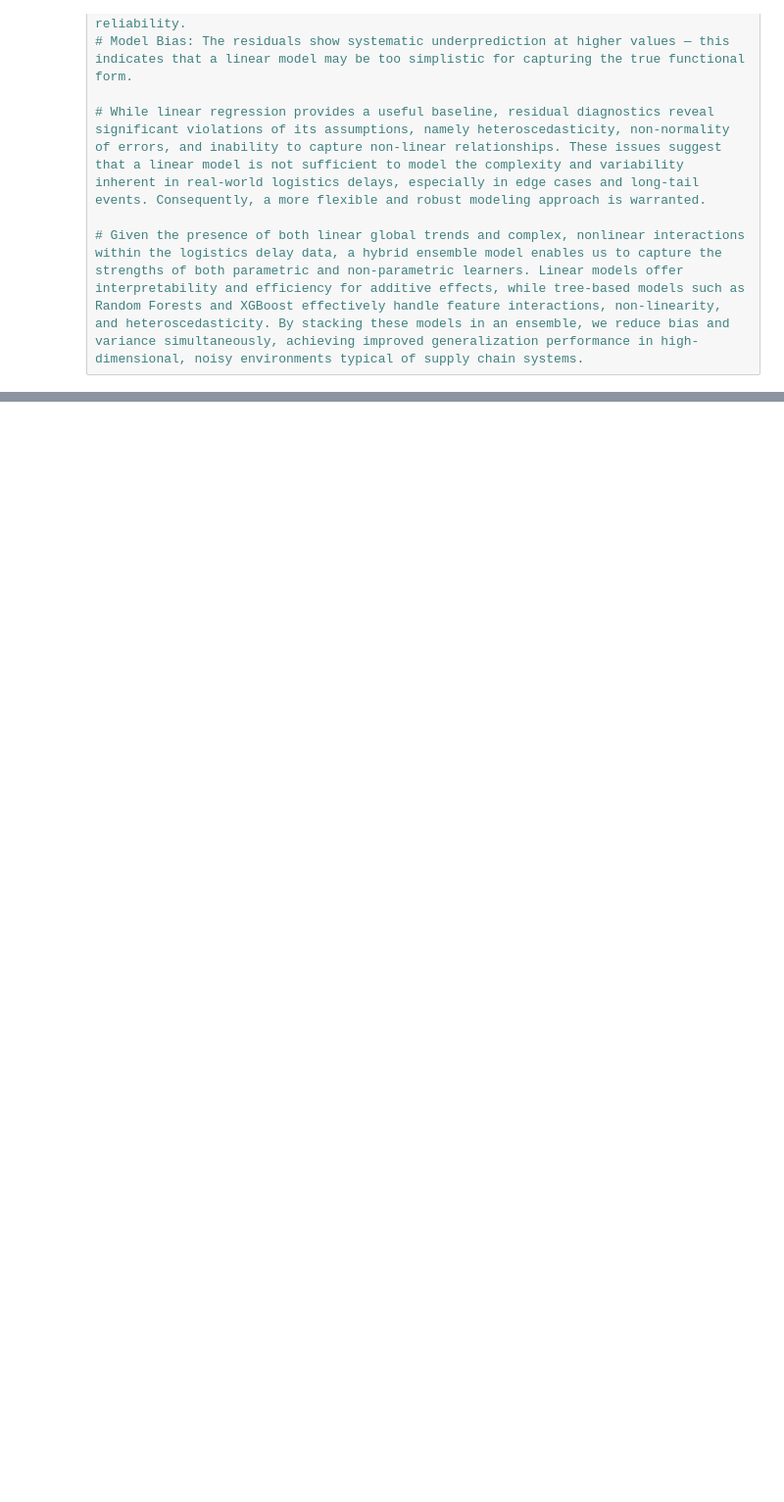
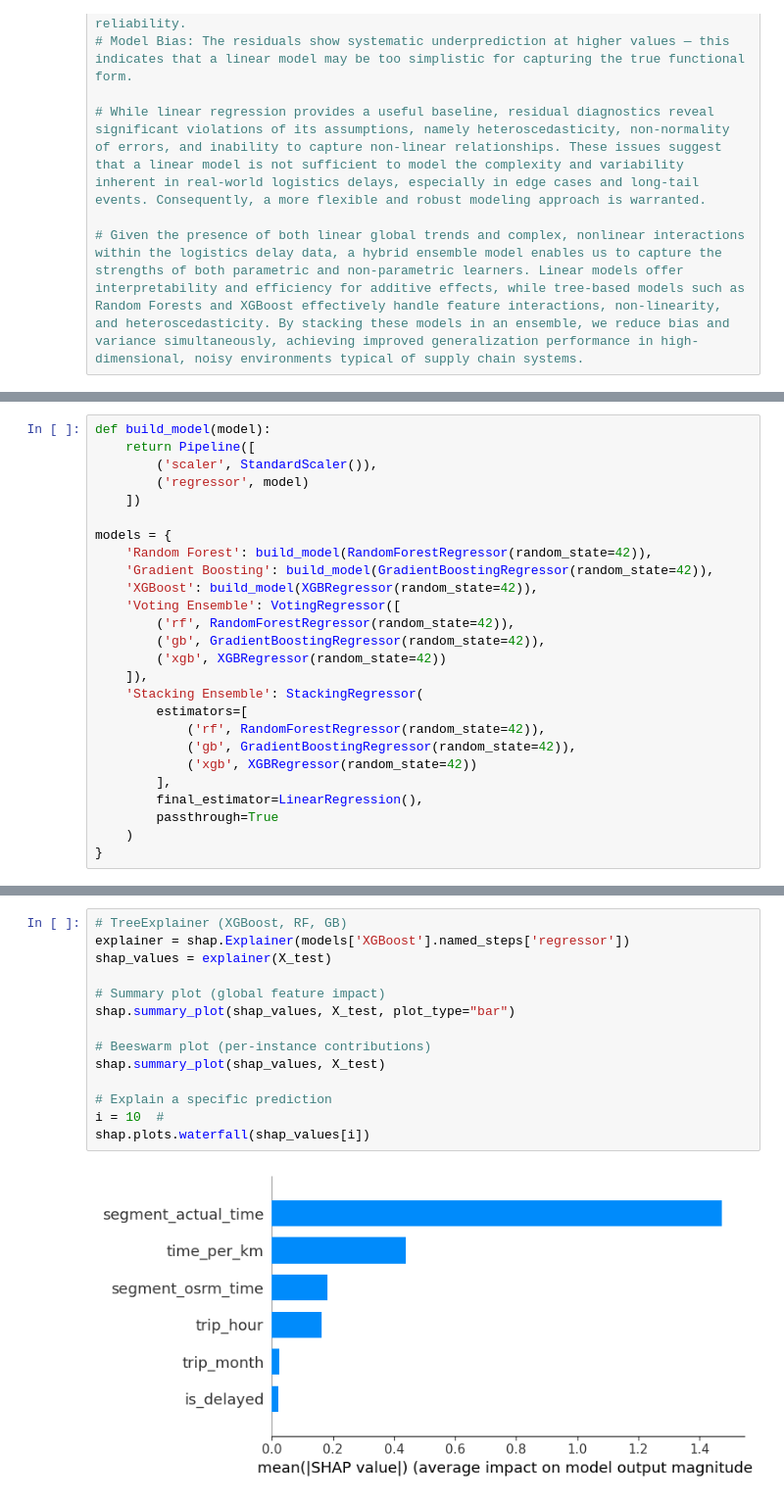
Before and after one commit to joeyroberts0305-zsmy/Trucking-Efficiency-Prediction, a Jupyter notebook: notebooks/Delivery_Data.ipynb, the cells around one changed output, grey strips where cells are left out. Shown at 98% size. Drawn from its saved outputs; the diff is of its cells as text; blank space fills up the shorter version.

```diff
--- a/notebooks/Delivery_Data.ipynb
+++ b/notebooks/Delivery_Data.ipynb
@@ -550,0 +562,26 @@ Durbin-Watson statistic: 2.03
+# %%
+def build_model(model):
+    return Pipeline([
+        ('scaler', StandardScaler()),
+        ('regressor', model)
+    ])
+
+models = {
+    'Random Forest': build_model(RandomForestRegressor(random_state=42)),
+    'Gradient Boosting': build_model(GradientBoostingRegressor(random_state=42)),
+    'XGBoost': build_model(XGBRegressor(random_state=42)),
+    'Voting Ensemble': VotingRegressor([
+        ('rf', RandomForestRegressor(random_state=42)),
+        ('gb', GradientBoostingRegressor(random_state=42)),
+        ('xgb', XGBRegressor(random_state=42))
+    ]),
+    'Stacking Ensemble': StackingRegressor(
+        estimators=[
+            ('rf', RandomForestRegressor(random_state=42)),
+            ('gb', GradientBoostingRegressor(random_state=42)),
+            ('xgb', XGBRegressor(random_state=42))
+        ],
+        final_estimator=LinearRegression(),
+        passthrough=True
+    )
+}
@@ -550,0 +683,16 @@ Durbin-Watson statistic: 2.03
+# %%
+# TreeExplainer (XGBoost, RF, GB)
+explainer = shap.Explainer(models['XGBoost'].named_steps['regressor'])
+shap_values = explainer(X_test)
+
+# Summary plot (global feature impact)
+shap.summary_plot(shap_values, X_test, plot_type="bar")
+
+# Beeswarm plot (per-instance contributions)
+shap.summary_plot(shap_values, X_test)
+
+# Explain a specific prediction
+i = 10  #
+shap.plots.waterfall(shap_values[i])
+# %% [output]
+[figure, added]
```
Also changed, not shown: parts of 33 cells of this notebook.
